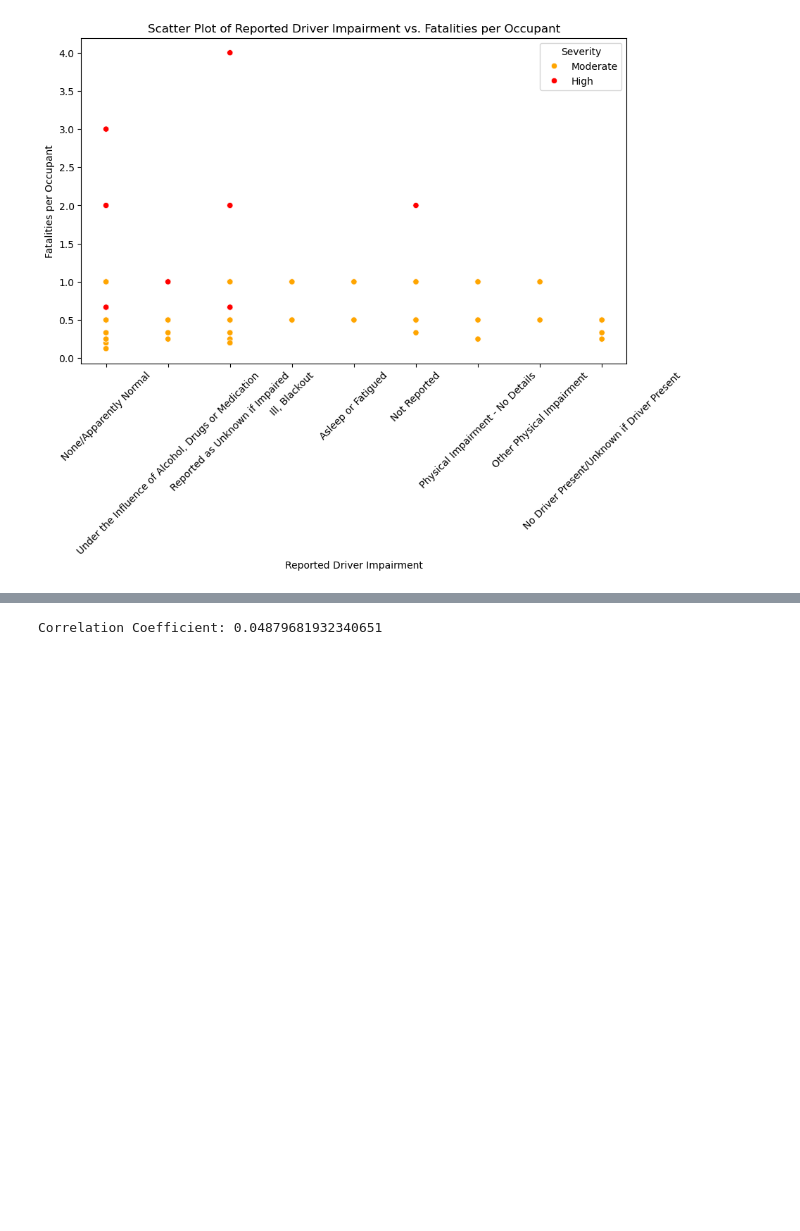
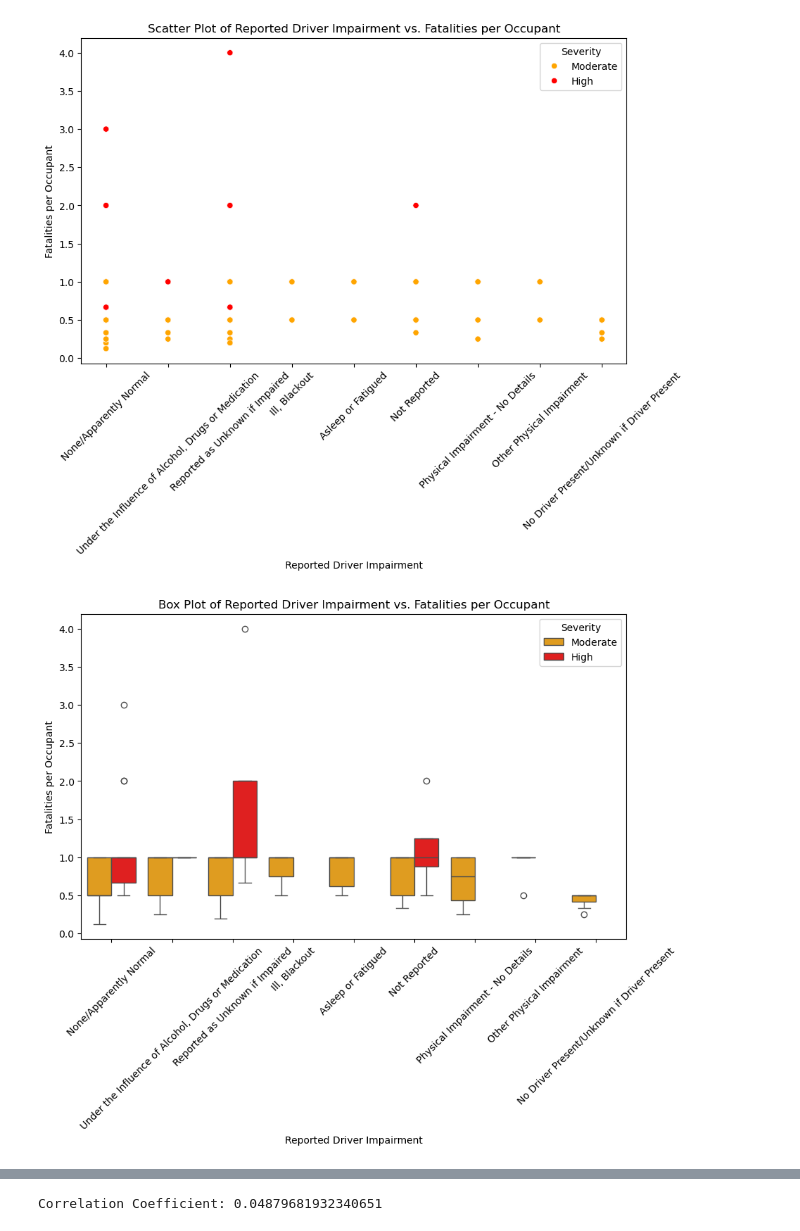
Before and after one commit to saidalli1/capstone, a Jupyter notebook: doc/fatality.ipynb, the cells around one changed output, grey strips where cells are left out. Saved outputs shown, nothing was run; the diff lists cells and outputs as text; code cells hidden in the pictures; blank space fills up the shorter version.

```diff
--- a/doc/fatality.ipynb
+++ b/doc/fatality.ipynb
@@ -141,3 +142,46 @@ plt.legend(title='Severity')
 plt.show()
 # %% [output]
 [figure]
+# %%
+import seaborn as sns
+import matplotlib.pyplot as plt
+
+# Group by ST_CASE to count the number of occupants in each accident
+occupants_per_accident = accident_impair_merged.groupby('ST_CASE').size()
+
+# Merge the occupancy information back into the original dataframe
+merged_df = accident_impair_merged.merge(occupants_per_accident.rename('NUMOCC'), left_on='ST_CASE', right_index=True)
+
+# Define severity levels
+def get_severity(fatals):
+    if fatals == 0:
+        return 'Low'
+    elif fatals == 1:
+        return 'Moderate'
+    else:
+        return 'High'
+
+# Create a new column for severity
+merged_df['Severity'] = merged_df['FATALS'].apply(get_severity)
+
+# Normalize fatalities by the number of occupants
+merged_df['Fatalities_Per_Occupant'] = merged_df['FATALS'] / merged_df['NUMOCC']
+
+# Define color palette for severity levels
+color = {'Low': 'blue', 'Moderate': 'orange', 'High': 'red'}
+
+plt.figure(figsize=(10, 6))
+
+# Create a box plot
+sns.boxplot(data=merged_df, x='DRIMPAIRNAME', y='Fatalities_Per_Occupant', hue='Severity', palette=color)
+plt.xlabel('Reported Driver Impairment')
+plt.ylabel('Fatalities per Occupant')
+plt.title('Box Plot of Reported Driver Impairment vs. Fatalities per Occupant')
+plt.xticks(rotation=45)
+
+# Add legend
+plt.legend(title='Severity')
+
+plt.show()
+# %% [output]
+[figure, added]
```
Also changed, not shown: parts of 9 cells of this notebook, 1 other file.
